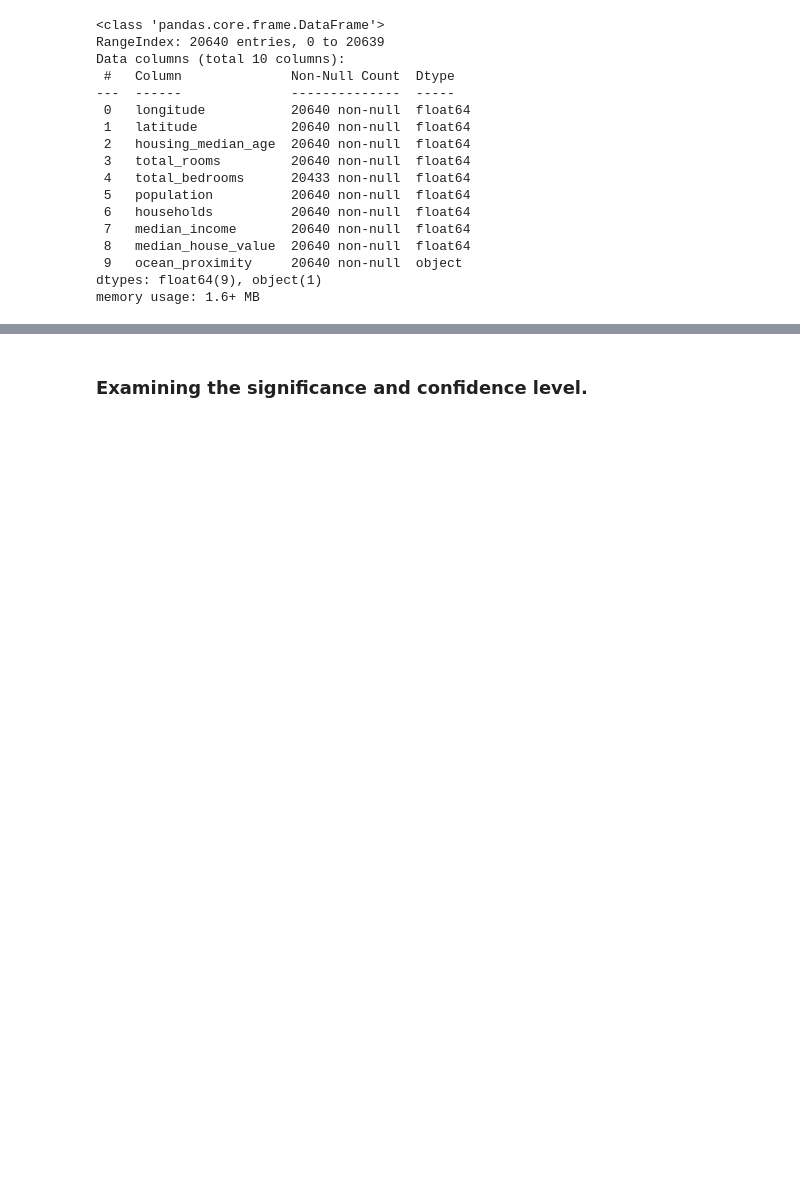
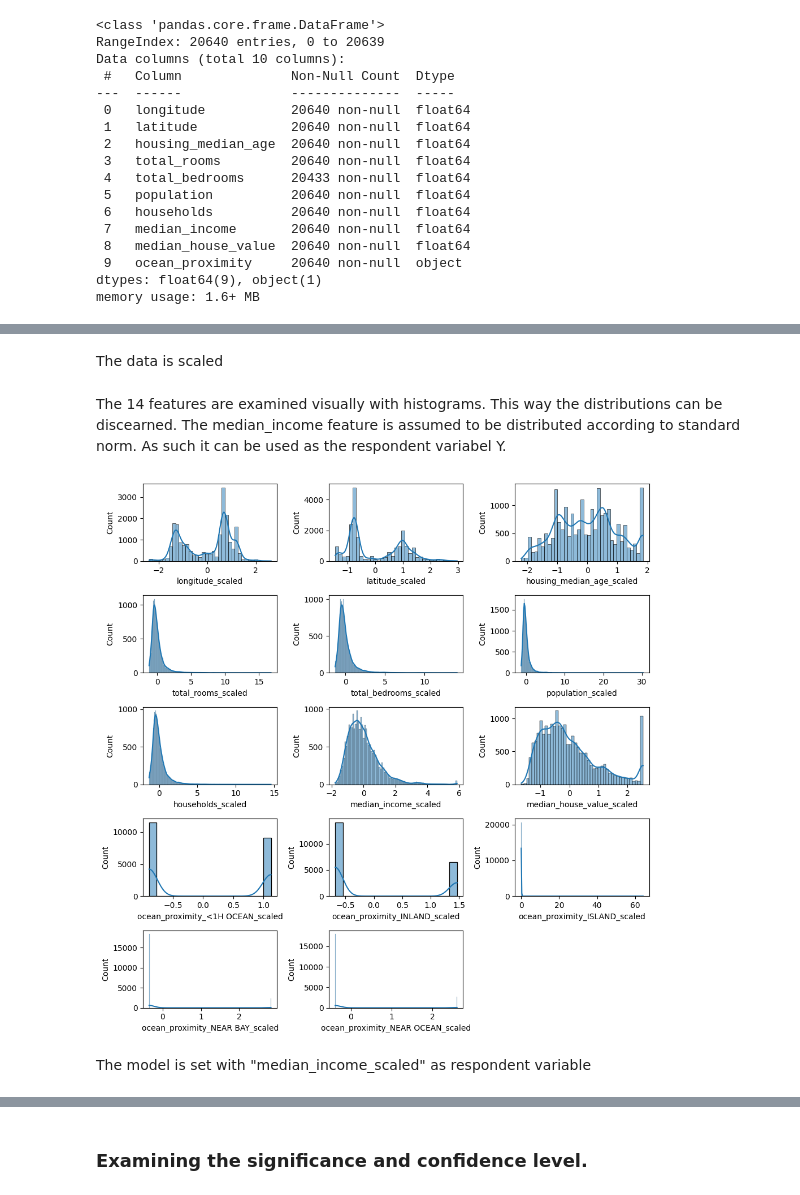
Before and after one commit to VilmaLL/Statistical_Methods-VILMA-LINDROTH, a Jupyter notebook: Assignments/Statistical_Methods_Assignment.ipynb, the cells around one changed output, grey strips where cells are left out. Cells and saved outputs as stored; diff of their text form; code cells hidden in the pictures; blank space fills up the shorter version.

```diff
--- a/Assignments/Statistical_Methods_Assignment.ipynb
+++ b/Assignments/Statistical_Methods_Assignment.ipynb
@@ -84,15 +33,0 @@ Boxplots are created to visualize outliers in the ocean_proximity features.
-# %%
-fig, axes = plt.subplots(2, 3, figsize = (15, 10))
-axes = axes.flatten()
-cols = ["ocean_proximity_<1H OCEAN_scaled", "ocean_proximity_INLAND_scaled", "ocean_proximity_ISLAND_scaled", "ocean_proximity_NEAR BAY_scaled", "ocean_proximity_NEAR OCEAN_scaled"]
-for ax, col in zip(axes, cols):
-    sns.boxplot(x=df_eda_scaled[col], y=df_eda_scaled["median_income_scaled"], ax=ax)
-    ax.set_title(f"Box plot of {col.replace('_scaled', '')} vs median_income")
-    ax.set_xlabel(col)
-    ax.set_ylabel("median_income_scaled")
-
-for ax in axes[len(cols):]:
-    ax.remove()
-
-plt.tight_layout()
-plt.show()
@@ -145,0 +36,3 @@ fit = model.fit(
+# %%
+df["total_bedrooms"] = df["total_bedrooms"].fillna(df["total_bedrooms"].median())
+df.info()
@@ -145,0 +80,2 @@ fit = model.fit(
+# %% [markdown]
+The data is scaled
@@ -145,0 +86,18 @@ fit = model.fit(
+# %% [markdown]
+The 14 features are examined visually with histograms. This way the distributions can be discearned.
+The median_income feature is assumed to be distributed according to standard norm. As such it can be used as the respondent variabel Y.
+# %%
+fig, axes = plt.subplots(5, 3, figsize=(10, 10))
+axes = axes.flatten()
+for i, col in enumerate(df_scaled.columns[0:14]):
+    sns.histplot(df_scaled[col], kde=True, ax=axes[i])
+
+for ax in axes[len(df_scaled.columns):]:
+    ax.remove()
+
+plt.tight_layout()
+plt.show()
+# %% [output]
+[figure, added]
+# %% [markdown]
+The model is set with "median_income_scaled" as respondent variable
```
Also changed, not shown: parts of 63 cells of this notebook, 1 other file.
